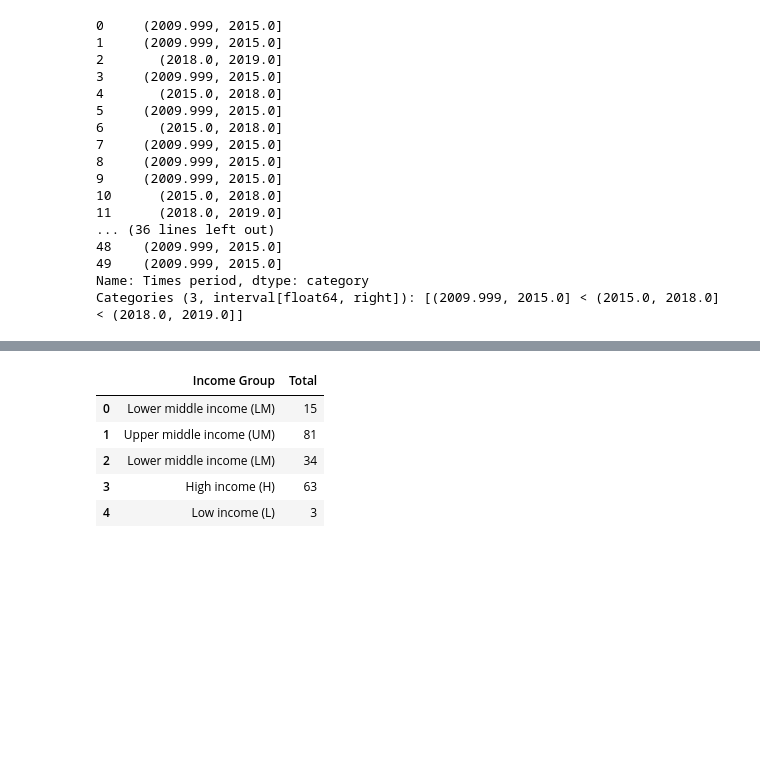
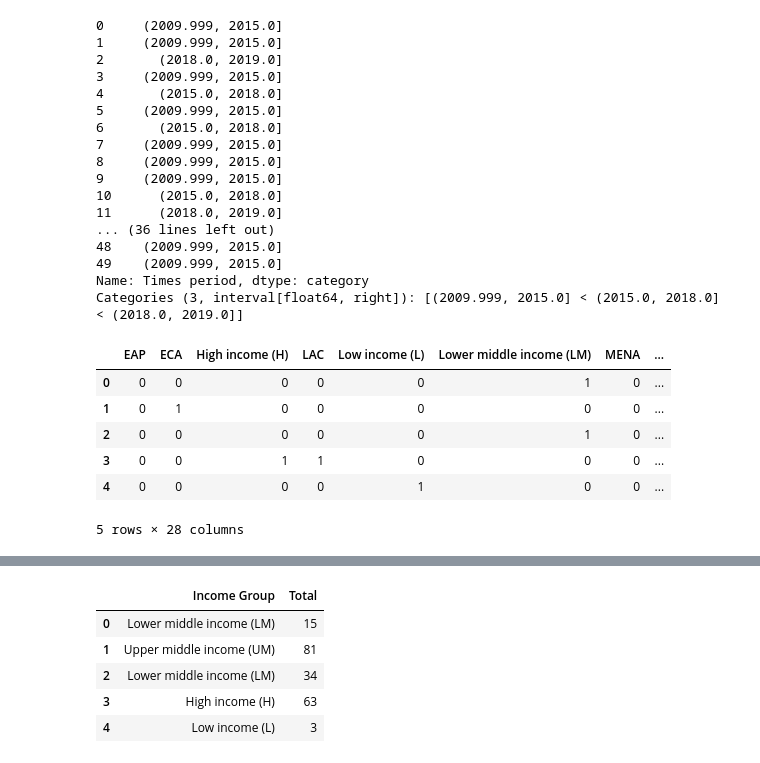
Before and after one commit to Jeffkw213/EECS4412, a Jupyter notebook: phase3/Part_3.ipynb, the cells around one changed output, grey strips where cells are left out. Saved outputs shown, nothing was run; the diff lists cells and outputs as text; code cells hidden in the pictures; blank space fills up the shorter version.

```diff
--- a/phase3/Part_3.ipynb
+++ b/phase3/Part_3.ipynb
@@ -172,13 +172,21 @@ WS_copy['Poorest'] = pd.cut(WS['Poorest'],3,labels=["Poorest(%): (-0.086, 28.667
 WS_copy['Richest'] = pd.cut(WS['Richest'],3,labels=["Richest(%): (-0.095, 31.667]", "Richest(%): (31.667, 63.333]", "Richest(%):(63.333, 95.0]"])
 WS_copy['Times period'] = pd.qcut(WS['Times period'], 3, labels=["Times period: (2010, 2015]", "Times period: (2015, 2018]","Times period: (2018, 2019]"])
 # %%
+# Discretize the table to (50, 28)
 WS_array = np.array(WS_copy)
-# WS_array
 te = TransactionEncoder()
 te_ary = te.fit(WS_array).transform(WS_array)
 T1Disc = pd.DataFrame(te_ary.astype("int"), columns=te.columns_)
-T1Disc.shape
 T1Disc.to_csv('./216396764-216426744-T1Disc.csv') # Save data to csv
+T1Disc.head()
+# %% [output]
+|  | EAP | ECA | High income (H) | LAC | Low income (L) | Lower middle income (LM) | MENA | ... |
+| 0 | 0 | 0 | 0 | 0 | 0 | 1 | 0 | ... |
+| 1 | 0 | 1 | 0 | 0 | 0 | 0 | 0 | ... |
+| 2 | 0 | 0 | 0 | 0 | 0 | 1 | 0 | ... |
+| 3 | 0 | 0 | 1 | 1 | 0 | 0 | 0 | ... |
+| 4 | 0 | 0 | 0 | 0 | 1 | 0 | 0 | ... |
+5 rows × 28 columns
 # %%
 # Find the 10 most frequent item sets.
 # The length/size of these item sets must be at least 2.
```
Also changed, not shown: parts of 20 cells of this notebook, 7 other files.
